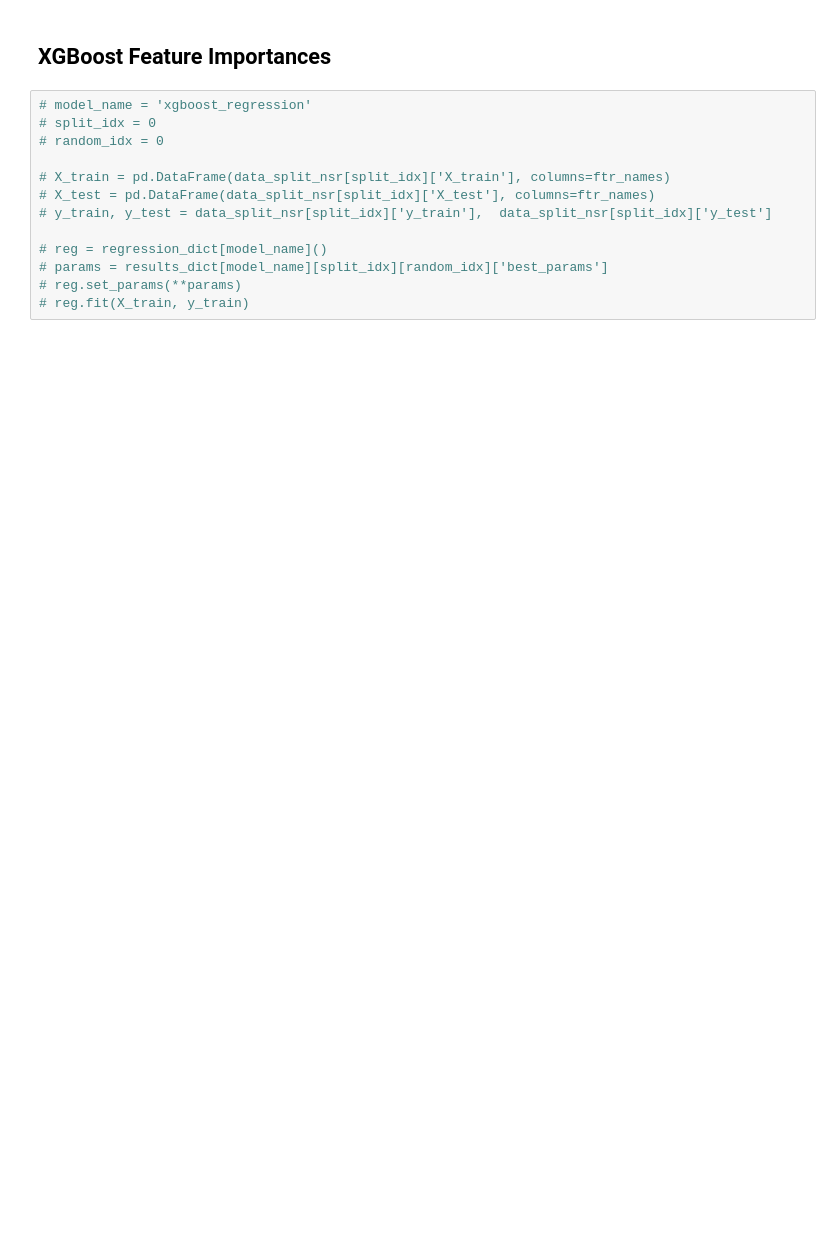
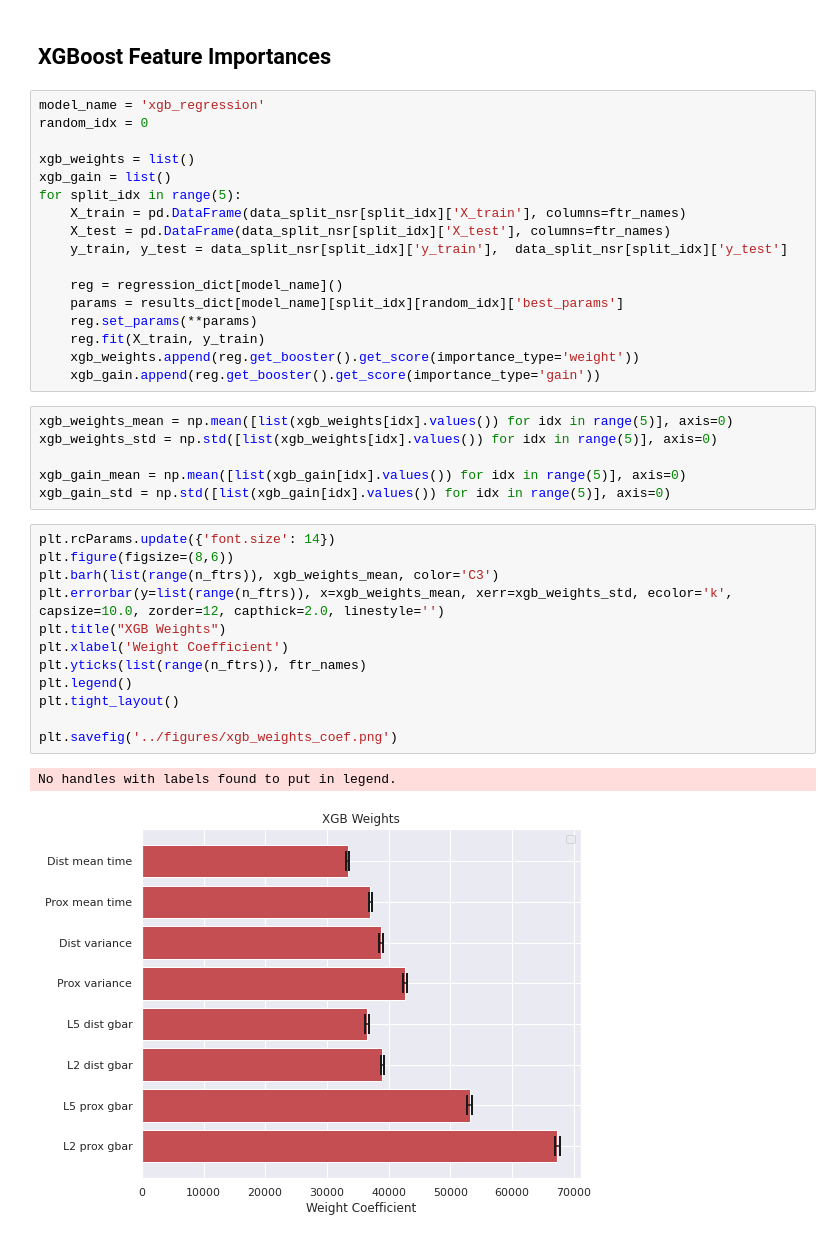
Before and after one commit to ntolley/data1030_project, a Jupyter notebook: src/final_report_global_importance.ipynb, the cells around one changed output. Drawn from its saved outputs; the diff is of its cells as text; blank space fills up the shorter version.

```diff
--- a/src/final_report_global_importance.ipynb
+++ b/src/final_report_global_importance.ipynb
@@ -223,15 +231,40 @@ plt.savefig('../figures/xgb_regression_permutation.png')
 # %% [markdown]
 ## XGBoost Feature Importances
 # %%
-# model_name = 'xgboost_regression'
-# split_idx = 0
-# random_idx = 0
+model_name = 'xgb_regression'
+random_idx = 0
 
-# X_train = pd.DataFrame(data_split_nsr[split_idx]['X_train'], columns=ftr_names)
-# X_test = pd.DataFrame(data_split_nsr[split_idx]['X_test'], columns=ftr_names)
-# y_train, y_test = data_split_nsr[split_idx]['y_train'],  data_split_nsr[split_idx]['y_test']
+xgb_weights = list()
+xgb_gain = list()
+for split_idx in range(5):
+    X_train = pd.DataFrame(data_split_nsr[split_idx]['X_train'], columns=ftr_names)
+    X_test = pd.DataFrame(data_split_nsr[split_idx]['X_test'], columns=ftr_names)
+    y_train, y_test = data_split_nsr[split_idx]['y_train'],  data_split_nsr[split_idx]['y_test']
 
-# reg = regression_dict[model_name]()
-# params = results_dict[model_name][split_idx][random_idx]['best_params']
-# reg.set_params(**params)
-# reg.fit(X_train, y_train)
+    reg = regression_dict[model_name]()
+    params = results_dict[model_name][split_idx][random_idx]['best_params']
+    reg.set_params(**params)
+    reg.fit(X_train, y_train)
+    xgb_weights.append(reg.get_booster().get_score(importance_type='weight'))
+    xgb_gain.append(reg.get_booster().get_score(importance_type='gain'))
+# %%
+xgb_weights_mean = np.mean([list(xgb_weights[idx].values()) for idx in range(5)], axis=0)
+xgb_weights_std = np.std([list(xgb_weights[idx].values()) for idx in range(5)], axis=0)
+
+xgb_gain_mean = np.mean([list(xgb_gain[idx].values()) for idx in range(5)], axis=0)
+xgb_gain_std = np.std([list(xgb_gain[idx].values()) for idx in range(5)], axis=0)
+# %%
+plt.rcParams.update({'font.size': 14})
+plt.figure(figsize=(8,6))
+plt.barh(list(range(n_ftrs)), xgb_weights_mean, color='C3')
+plt.errorbar(y=list(range(n_ftrs)), x=xgb_weights_mean, xerr=xgb_weights_std, ecolor='k', capsize=10.0, zorder=12, capthick=2.0, linestyle='')
+plt.title("XGB Weights")
+plt.xlabel('Weight Coefficient')
+plt.yticks(list(range(n_ftrs)), ftr_names)
+plt.legend()
+plt.tight_layout()
+
+plt.savefig('../figures/xgb_weights_coef.png')
+# %% [output]
+No handles with labels found to put in legend.
+[figure, added]
```
Also changed, not shown: parts of 8 cells of this notebook, 2 other files.
